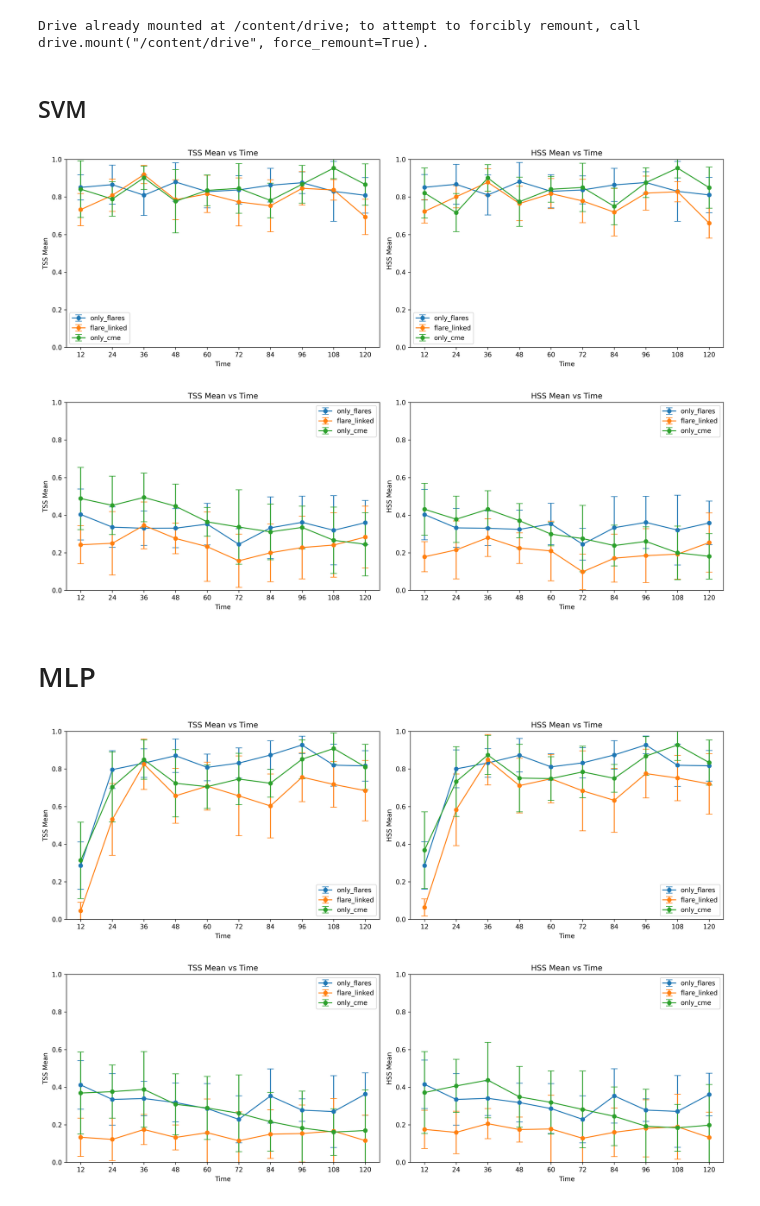
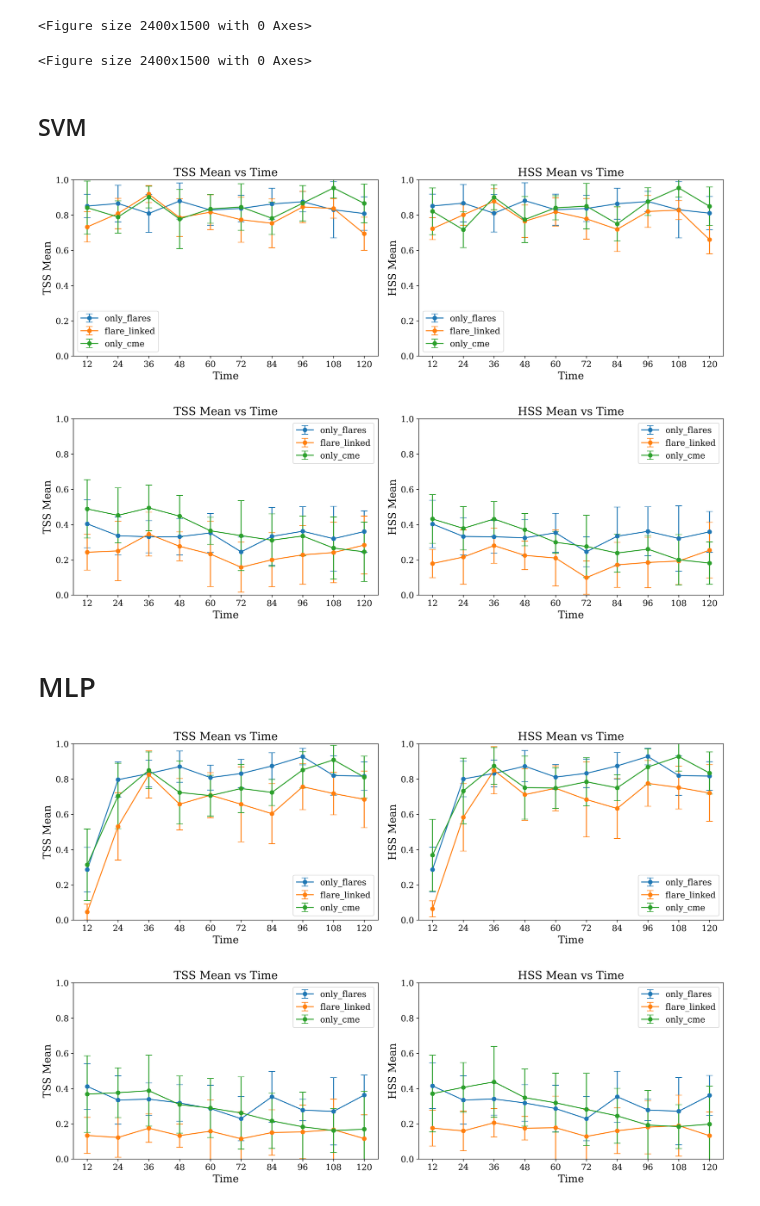
Before and after one commit to nabdeep-patel/flare_cme_association, a Jupyter notebook: Inceoglu/analysis.ipynb, the cells around one changed output. Drawn from its saved outputs; the diff is of its cells as text; code cells hidden in the pictures.

```diff
--- a/Inceoglu/analysis.ipynb
+++ b/Inceoglu/analysis.ipynb
@@ -2,16 +2,27 @@
 import pandas as pd
 import numpy as np
 import matplotlib.pyplot as plt
-# %%
-from google.colab import drive
-drive.mount('/content/drive')
-# %% [output]
-Drive already mounted at /content/drive; to attempt to forcibly remount, call drive.mount("/content/drive", force_remount=True).
+# %%
+plt.rcParams.update({
+    "font.family": "serif",
+    "font.size": 14,            # base font size
+    "axes.labelsize": 16,       # x/y labels
+    "axes.titlesize": 17,       # title
+    "xtick.labelsize": 13,
+    "ytick.labelsize": 13,
+    "legend.fontsize": 13,
+    "figure.dpi": 300
+})
+
+plt.figure(figsize=(8, 5))
+# %% [output]
+<Figure size 2400x1500 with 0 Axes>
+<Figure size 2400x1500 with 0 Axes>
 # %% [markdown]
 ## SVM
 # %%
 # Loading the results
-svm_incorrect = pd.read_csv("/content/drive/MyDrive/Inceoglu/results/svm_incorrect.csv")
+svm_incorrect = pd.read_csv("results/svm_incorrect.csv")
 
 # For incorrect normalisation
 list_best_rows = []
@@ -47,9 +58,9 @@ axes[1].legend()
 plt.tight_layout()
 plt.show()
 # %% [output]
-[figure, old version]
+[figure, new version]
 # %%
-svm_correct = pd.read_csv("/content/drive/MyDrive/Inceoglu/results/svm_correct.csv")
+svm_correct = pd.read_csv("results/svm_correct.csv")
 
 # For correct normalisation
 list_best_rows = []
@@ -85,12 +96,12 @@ axes[1].legend()
 plt.tight_layout()
 plt.show()
 # %% [output]
-[figure, old version]
+[figure, new version]
 # %% [markdown]
 # MLP
 # %%
 # Loading the results
-mlp_incorrect = pd.read_csv("/content/drive/MyDrive/Inceoglu/results/mlp_incorrect.csv")
+mlp_incorrect = pd.read_csv("results/mlp_incorrect.csv")
 
 # For incorrect normalisation
 list_best_rows = []
@@ -126,10 +137,10 @@ axes[1].legend()
 plt.tight_layout()
 plt.show()
 # %% [output]
-[figure, old version]
+[figure, new version]
 # %%
 # Loading the results
-mlp_correct = pd.read_csv("/content/drive/MyDrive/Inceoglu/results/mlp_correct.csv")
+mlp_correct = pd.read_csv("results/mlp_correct.csv")
 
 # For correct normalisation
 list_best_rows = []
@@ -138,31 +149,31 @@ for method in mlp_correct['Method'].unique():
   for time in method_type['Time'].unique():
     subset = method_type[method_type['Time'] == time]
     best_tss_row = subset.loc[subset['TSS Mean'].idxmax()]
     list_best_rows.append(best_tss_row)
 best_tss_df = pd.DataFrame(list_best_rows).reset_index(drop=True)
 
 fig, axes = plt.subplots(1, 2, figsize=(15, 5), dpi = 300)
 
 for method in best_tss_df['Method'].unique():
     subset = best_tss_df[best_tss_df['Method'] == method]
     axes[0].errorbar(subset['Time'], subset['TSS Mean'], yerr = subset['TSS Std'], marker='o', capsize=5, label=method)
     axes[1].errorbar(subset['Time'], subset['HSS Mean'], yerr = subset['TSS Std'], marker='o', capsize=5, label=method)
 
 axes[0].set_title('TSS Mean vs Time')
 axes[0].set_xlabel('Time')
 axes[0].set_ylabel('TSS Mean')
 axes[0].set_xticks(range(12,121,12))
 axes[0].set_ylim(0, 1)
 axes[0].legend()
 
 axes[1].set_title('HSS Mean vs Time')
 axes[1].set_xlabel('Time')
 axes[1].set_ylabel('HSS Mean')
 axes[1].set_xticks(range(12,121,12))
 axes[1].set_ylim(0, 1)
 axes[1].legend()
 
 plt.tight_layout()
 plt.show()
 # %% [output]
-[figure, old version]
+[figure, new version]
```
Also changed, not shown: 4 other files.
